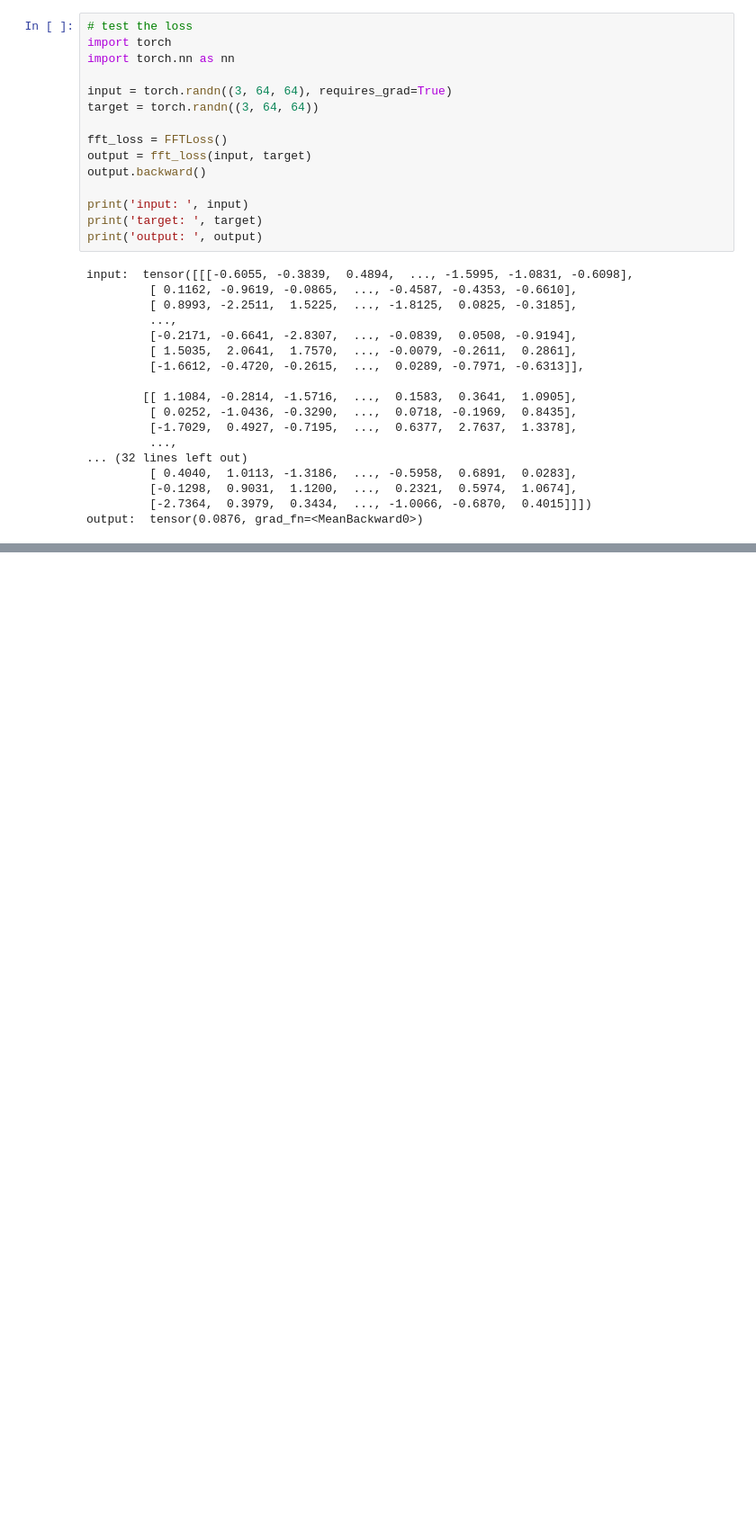
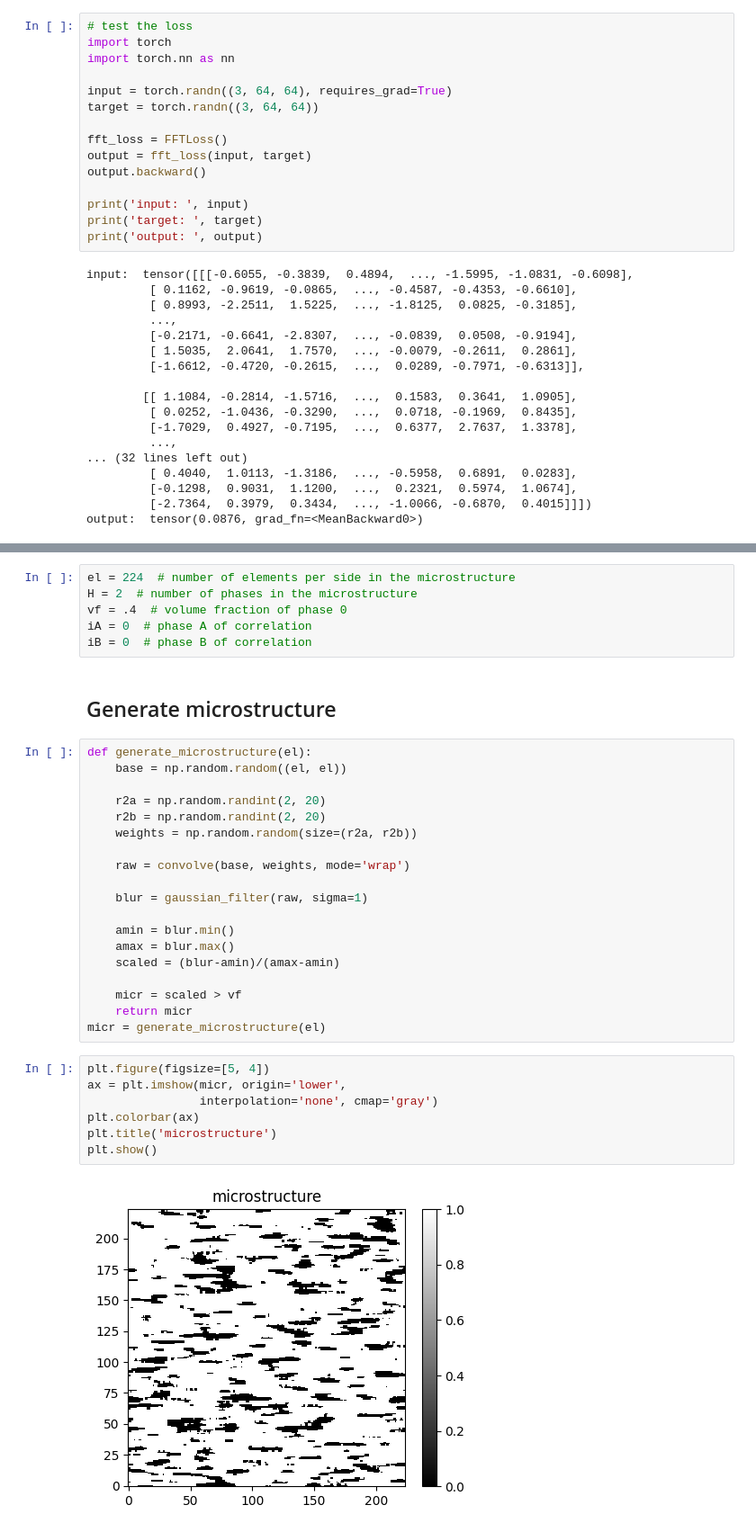
Before and after one commit to sajjad-git/pytorch-fft-loss, a Jupyter notebook: FFT_Loss.ipynb, the cells around one changed output, grey strips where cells are left out. Shown at 90% size. Cells and saved outputs as stored; diff of their text form; blank space fills up the shorter version.

```diff
--- a/FFT_Loss.ipynb
+++ b/FFT_Loss.ipynb
@@ -214,0 +236,36 @@ output:  tensor(0.0876, grad_fn=<MeanBackward0>)
+# %%
+el = 224  # number of elements per side in the microstructure
+H = 2  # number of phases in the microstructure
+vf = .4  # volume fraction of phase 0
+iA = 0  # phase A of correlation
+iB = 0  # phase B of correlation
+# %% [markdown]
+## Generate microstructure
+# %%
+def generate_microstructure(el):
+    base = np.random.random((el, el))
+
+    r2a = np.random.randint(2, 20)
+    r2b = np.random.randint(2, 20)
+    weights = np.random.random(size=(r2a, r2b))
+
+    raw = convolve(base, weights, mode='wrap')
+
+    blur = gaussian_filter(raw, sigma=1)
+
+    amin = blur.min()
+    amax = blur.max()
+    scaled = (blur-amin)/(amax-amin)
+
+    micr = scaled > vf
+    return micr
+micr = generate_microstructure(el)
+# %%
+plt.figure(figsize=[5, 4])
+ax = plt.imshow(micr, origin='lower',
+                interpolation='none', cmap='gray')
+plt.colorbar(ax)
+plt.title('microstructure')
+plt.show()
+# %% [output]
+[figure, added]
```
Also changed, not shown: parts of 36 cells of this notebook.
